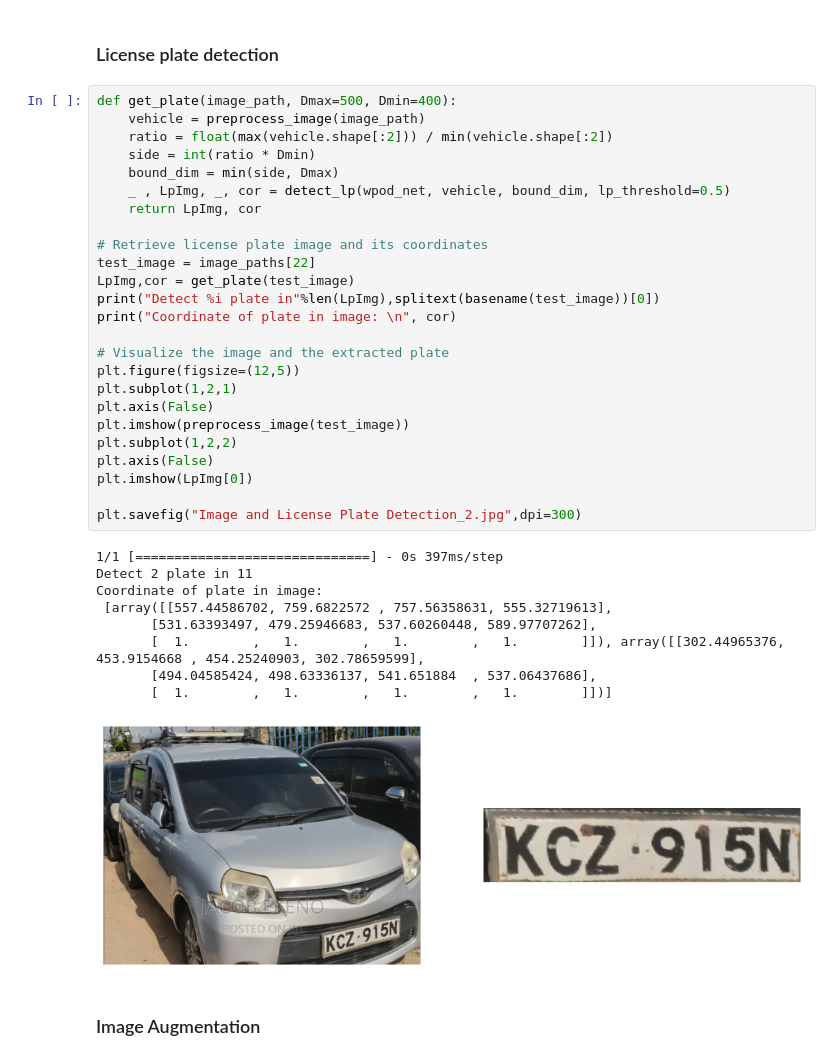
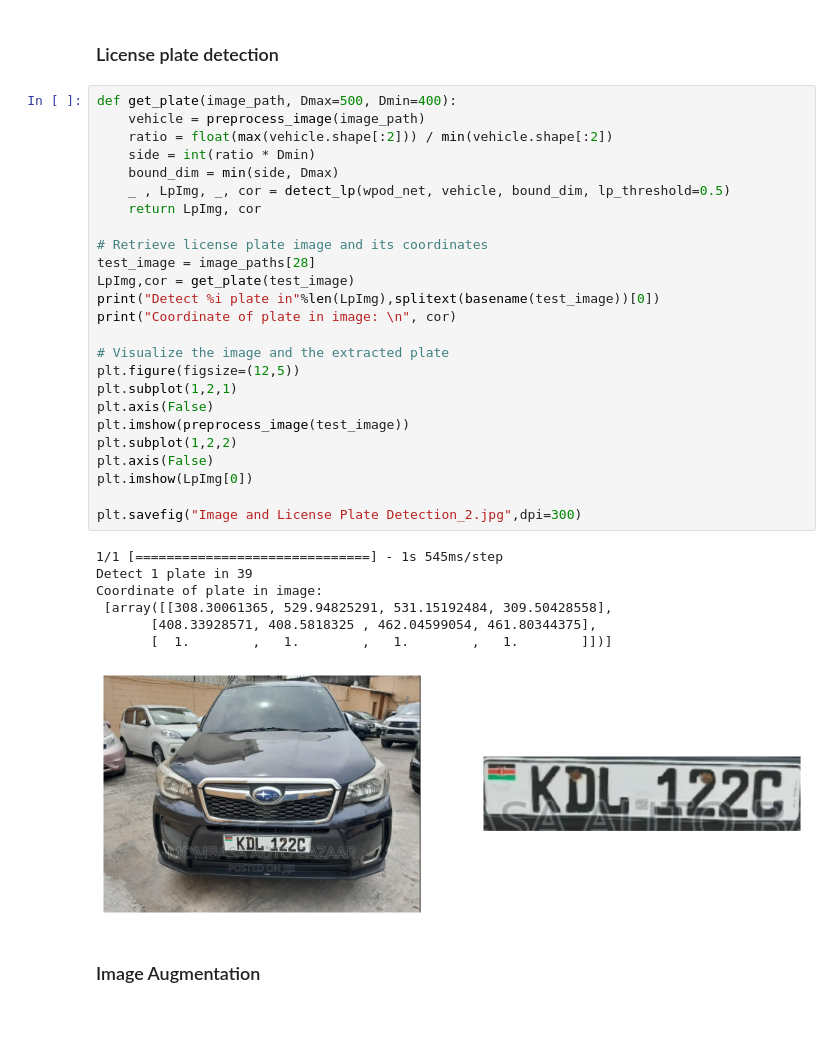
Before and after one commit to Ronnie-Leon76/Kenyan-license-plate-detection, a Jupyter notebook: License_Plate_Detection_and_Character_Detection_with_Model_training.ipynb, the cells around one changed output. Drawn from its saved outputs; the diff is of its cells as text; blank space fills up the shorter version.

```diff
--- a/License_Plate_Detection_and_Character_Detection_with_Model_training.ipynb
+++ b/License_Plate_Detection_and_Character_Detection_with_Model_training.ipynb
@@ -137,38 +137,36 @@ plt.show()
 # %%
 def get_plate(image_path, Dmax=500, Dmin=400):
     vehicle = preprocess_image(image_path)
     ratio = float(max(vehicle.shape[:2])) / min(vehicle.shape[:2])
     side = int(ratio * Dmin)
     bound_dim = min(side, Dmax)
     _ , LpImg, _, cor = detect_lp(wpod_net, vehicle, bound_dim, lp_threshold=0.5)
     return LpImg, cor
 
 # Retrieve license plate image and its coordinates
-test_image = image_paths[22]
+test_image = image_paths[28]
 LpImg,cor = get_plate(test_image)
 print("Detect %i plate in"%len(LpImg),splitext(basename(test_image))[0])
 print("Coordinate of plate in image: \n", cor)
 
 # Visualize the image and the extracted plate
 plt.figure(figsize=(12,5))
 plt.subplot(1,2,1)
 plt.axis(False)
 plt.imshow(preprocess_image(test_image))
 plt.subplot(1,2,2)
 plt.axis(False)
 plt.imshow(LpImg[0])
 
 plt.savefig("Image and License Plate Detection_2.jpg",dpi=300)
 # %% [output]
-1/1 [==============================] - 0s 397ms/step
-Detect 2 plate in 11
+1/1 [==============================] - 1s 545ms/step
+Detect 1 plate in 39
 Coordinate of plate in image:
- [array([[557.44586702, 759.6822572 , 757.56358631, 555.32719613],
-       [531.63393497, 479.25946683, 537.60260448, 589.97707262],
-       [  1.        ,   1.        ,   1.        ,   1.        ]]), array([[302.44965376, 453.9154668 , 454.25240903, 302.78659599],
-       [494.04585424, 498.63336137, 541.651884  , 537.06437686],
+ [array([[308.30061365, 529.94825291, 531.15192484, 309.50428558],
+       [408.33928571, 408.5818325 , 462.04599054, 461.80344375],
        [  1.        ,   1.        ,   1.        ,   1.        ]])]
-[figure, old version]
+[figure, new version]
 # %% [markdown]
 ### Image Augmentation
 # %%
```
Also changed, not shown: parts of 6 cells of this notebook.
